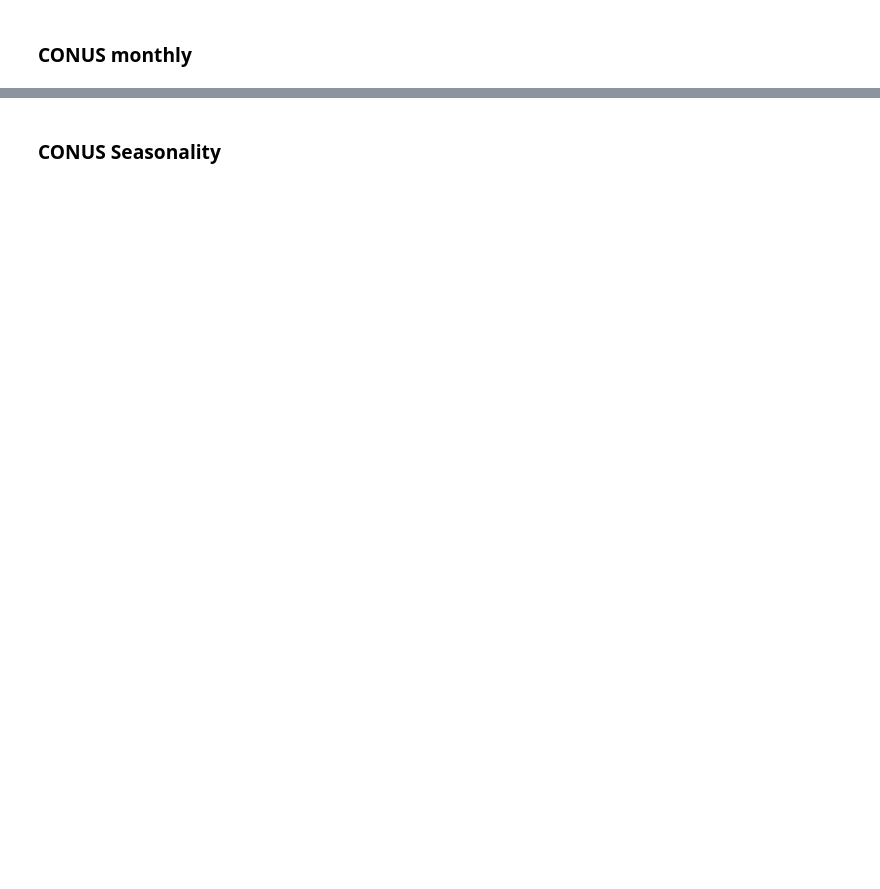
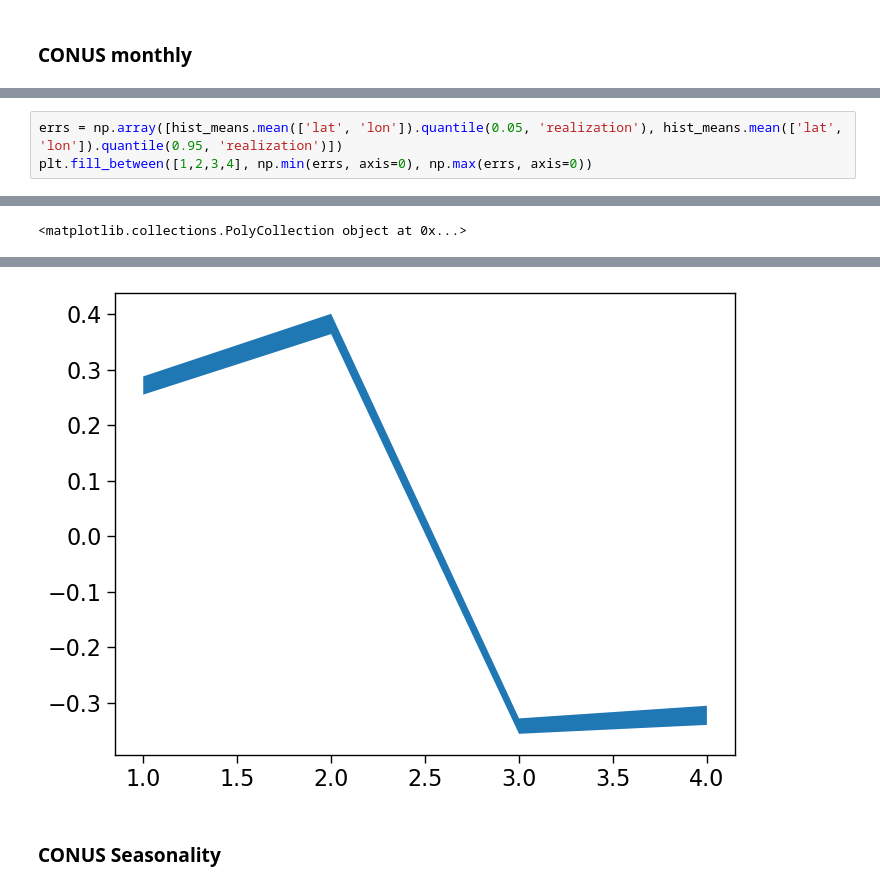
Before and after one commit to ivalencius/winds-of-change, a Jupyter notebook: CESMLENS2.ipynb, the cells around one changed output, grey strips where cells are left out. Drawn from its saved outputs; the diff is of its cells as text; blank space fills up the shorter version.

```diff
--- a/CESMLENS2.ipynb
+++ b/CESMLENS2.ipynb
@@ -586,0 +586,4 @@ plt.show()
+# %%
+errs = np.array([hist_means.mean(['lat', 'lon']).quantile(0.05, 'realization'), hist_means.mean(['lat', 'lon']).quantile(0.95, 'realization')])
+plt.fill_between([1,2,3,4], np.min(errs, axis=0), np.max(errs, axis=0))
+# %% [output]
@@ -586,0 +591 @@ plt.show()
+<matplotlib.collections.PolyCollection object at 0x...>
@@ -587,3 +593,4 @@ plt.show()
+[figure, added]
 # %% [markdown]
 ### CONUS Seasonality
 # %%
```
Also changed, not shown: parts of 6 cells of this notebook, 1 other file.
